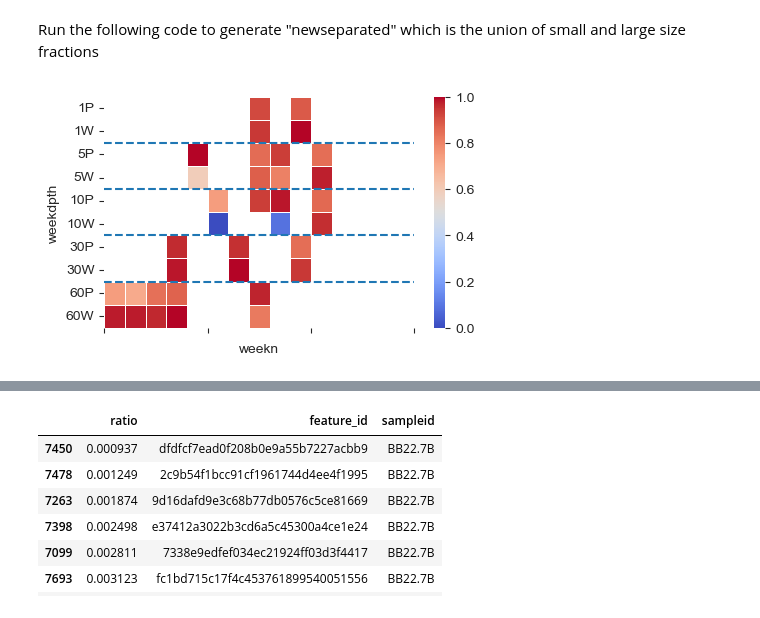
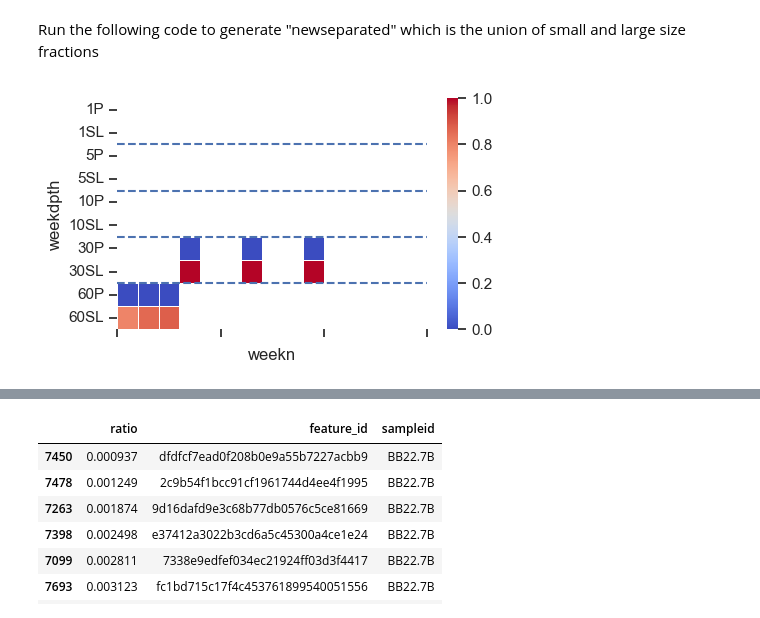
Before and after one commit to dianahaider/size_fractions, a Jupyter notebook: bb2022_pooled_samples_addition.ipynb, the cells around one changed output, grey strips where cells are left out. Saved outputs shown, nothing was run; the diff lists cells and outputs as text; code cells hidden in the pictures.

Commit message:
update upset plot json files

```diff
--- a/bb2022_pooled_samples_addition.ipynb
+++ b/bb2022_pooled_samples_addition.ipynb
@@ -106,5 +106,5 @@ sns.relplot(
 Data prep
 # %%
 #generate a dataframe from all specified amplicon
-df, comm = consolidate_tables('16S', frac='pooled')
+df, comm = consolidate_tables('18S', frac='pooled')
 # %% [output]
@@ -163,3 +163,8 @@ if comm == '02-PROKs':
+# %%
+pooled = ['5D', '6D', '7D', '7E', '9B',
+          '10C', '11E', '12A', '12B', '12C', '12D',
+          '13B', '13C', '14A', '14E', '15B', '15C',
+         '2D']
 # %%
 newseparated2['first'], newseparated2['weekdepth'] = newseparated2['sampleid'].str.split('.', 1).str
 newseparated2 = newseparated2.drop('first',axis =1)
@@ -193,12 +198,12 @@ df = df[df['cumul']<df['maxval']] #filter out the ASVs that are less than the 80
 df= df[['sampleid', level, 'feature_frequency', 'weekn', 'size_code', 'depth']]
 
 #get the list of top ASVs from the whole fraction
-dfW = df[df.size_code == 'SL']
+dfW = df[df.size_code == 'W']
 df3 = dfW.groupby(['weekn', 'depth'])[level].apply(list).reset_index(name='tocompareagainst')
 df3['weekdpth'] = df3["weekn"].astype(str) + df3["depth"].astype(str)
 
 #get the list of top ASVs from all the size fractions
-dfSLSL = df[df.size_code != 'SL']
+dfSLSL = df[df.size_code != 'W']
 df4 = dfSLSL.groupby(['weekn', 'depth','size_code'])[level].apply(list).reset_index(name='tocomparewith')
 df4['tocomparewith'] = df4['tocomparewith'].apply(lambda x: list(set(x)))
 
@@ -227,32 +232,32 @@ df5['weekdpth'] = df5["depth"].astype(str) + df5['size_code'].astype(str)
 #save the output as csv to inspect groups
 df5.to_csv('outputs/'+comm+'/intersection_with_W'+level+'_'+str(perc)+'.csv')
 
 ordered_yaxis = df5['weekdpth'].tolist()
 
 mylist = uniqlist(ordered_yaxis)
 
 
 glue = df5.pivot(index="weekdpth", columns="weekn", values="lengthperc")
 glue = glue.reindex(mylist)
 glue = glue[glue.columns].astype(float)
 if incl_mean == True:
     glue['mean'] = glue.mean(axis=1)
     glue.to_csv('outputs/'+comm+'/interesction_with_W_'+level+'_'+str(perc)+'.csv')
 
 sns.set_style('ticks')
 plt.figure(figsize=(5, 3))
 
 
 ax = sns.heatmap(glue, fmt='f', yticklabels=True, linewidths=.5, cmap=sns.color_palette("coolwarm", as_cmap=True))
 ax.axhline(2, ls='--')
 ax.axhline(4, ls='--')
 ax.axhline(6, ls='--')
 ax.axhline(8, ls='--')
 
 ax.set_xticks(range(0, 16, 5))
 
-#plt.savefig('outputs/'+comm+'/interesction_with_W_'+level+'_'+str(perc)+'.png', bbox_inches='tight', dpi=300)
+plt.savefig('outputs/'+comm+'/interesction_with_W_'+level+'_'+str(perc)+'.png', bbox_inches='tight', dpi=300)
 
 plt.show()
 # %% [output]
-[figure, old version]
+[figure, new version]
```
Also changed, not shown: parts of 8 cells of this notebook, 3 other files.
